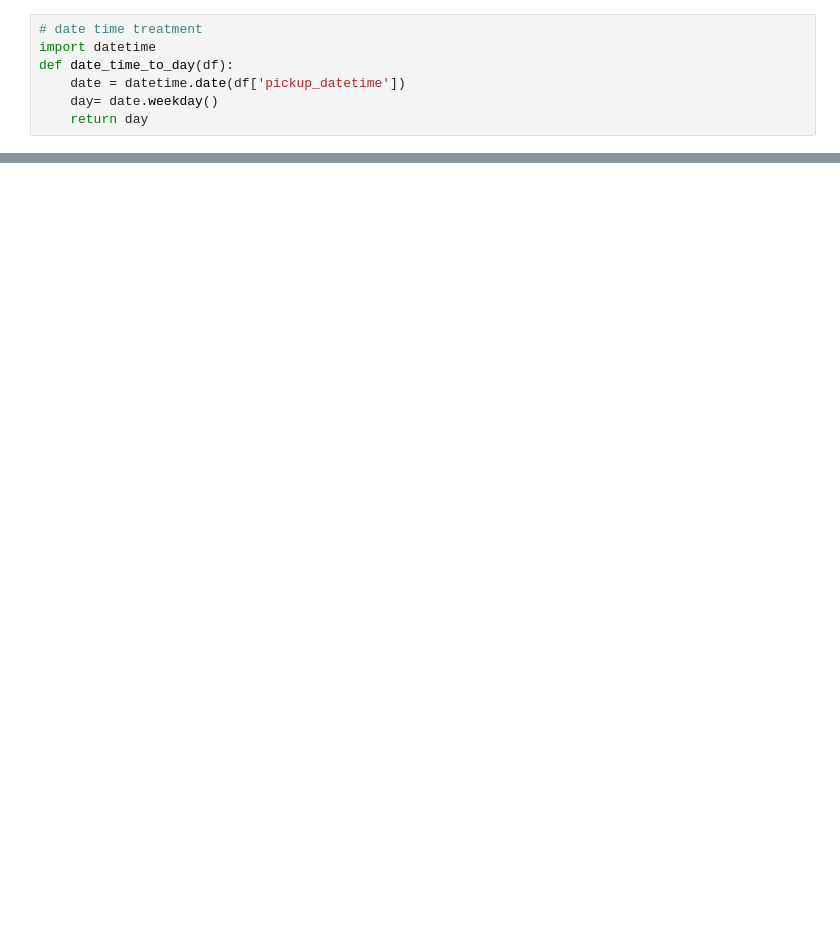
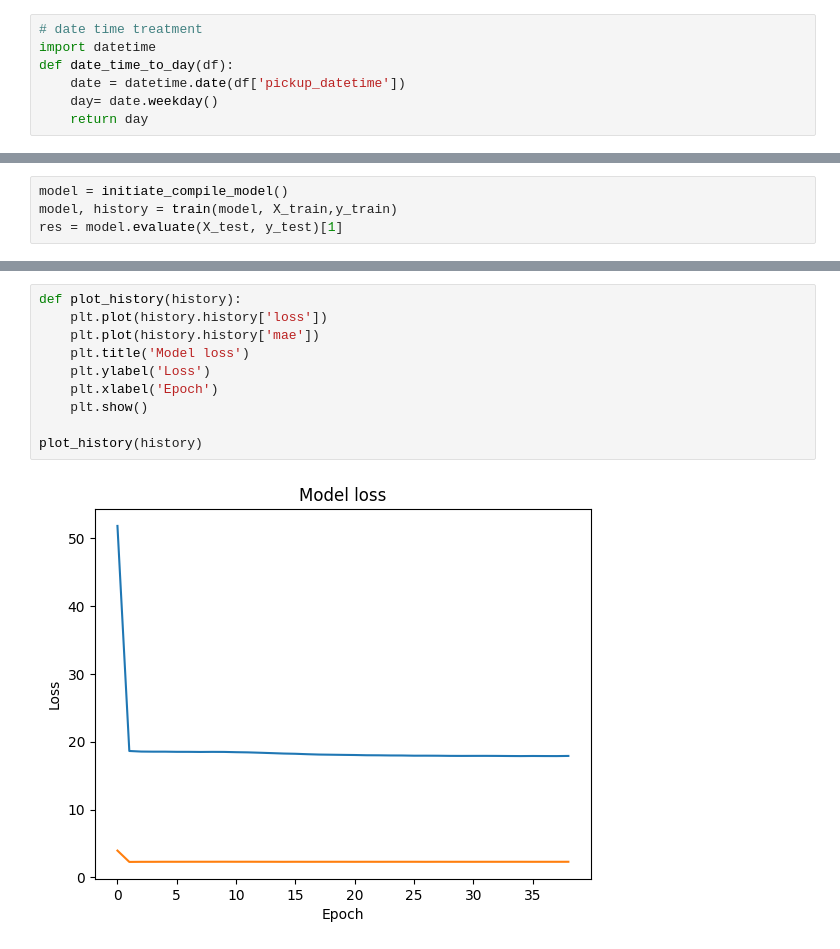
Before and after one commit to yjalil/prelectureMLops, a Jupyter notebook: project/mynotebook.ipynb, the cells around one changed output, grey strips where cells are left out. Cells and saved outputs as stored; diff of their text form; blank space fills up the shorter version.

```diff
--- a/project/mynotebook.ipynb
+++ b/project/mynotebook.ipynb
@@ -155,0 +183,4 @@ model = models.Sequential()
+# %%
+model = initiate_compile_model()
+model, history = train(model, X_train,y_train)
+res = model.evaluate(X_test, y_test)[1]
@@ -155,0 +189,12 @@ model = models.Sequential()
+# %%
+def plot_history(history):
+    plt.plot(history.history['loss'])
+    plt.plot(history.history['mae'])
+    plt.title('Model loss')
+    plt.ylabel('Loss')
+    plt.xlabel('Epoch')
+    plt.show()
+
+plot_history(history)
+# %% [output]
+[figure, added]
```
Also changed, not shown: parts of 19 cells of this notebook, 5 other files.
